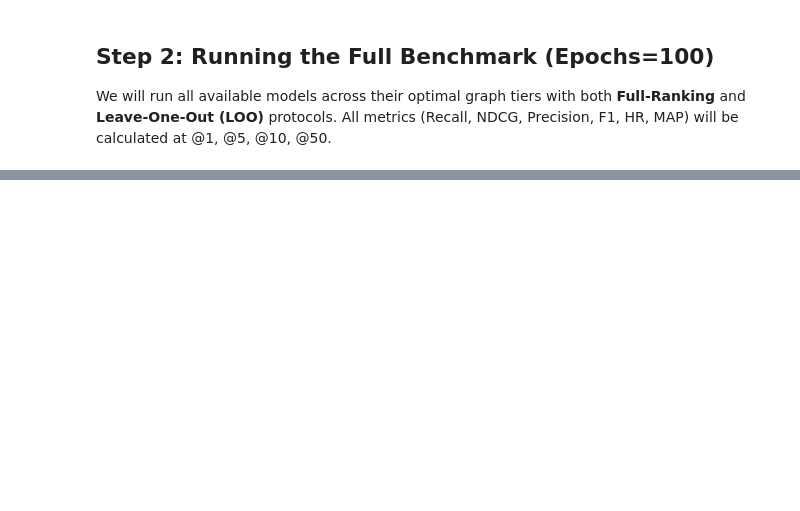
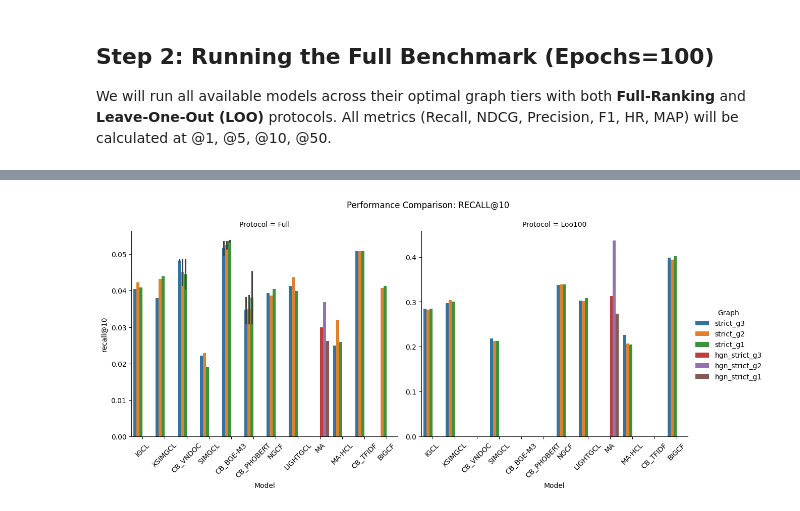
Before and after one commit to GadGadGad/VNNExpress-Recommender-System, a Jupyter notebook: notebooks/ds300-benchmark.ipynb, the cells around one changed output, grey strips where cells are left out. Drawn from its saved outputs; the diff is of its cells as text; code cells hidden in the pictures; blank space fills up the shorter version.

Commit message:
chore: update bench mark

```diff
--- a/notebooks/ds300-benchmark.ipynb
+++ b/notebooks/ds300-benchmark.ipynb
@@ -89,0 +317,85 @@ else:
+# %%
+import os
+import json
+import pandas as pd
+import matplotlib.pyplot as plt
+import seaborn as sns
+from pathlib import Path
+# 1. Aggregate JSON results
+results_dir = Path("/kaggle/working/project/results")
+results = []
+if results_dir.exists():
+    for json_file in results_dir.glob("*.json"):
+        with open(json_file, 'r') as f:
+            data = json.load(f)
+
+        # Parse filename to extract metadata (fallback if not in json)
+        # Format example: cb_tfidf_strict_g1.json -> Model=CB_TFIDF, Graph=strict_g1
+        filename = json_file.stem
+        parts = filename.split('_')
+
+        row = data.copy()
+
+        if 'encoder' in row: # Content-Based
+            row['Model'] = f"CB_{row['encoder'].upper()}"
+            row['Protocol'] = 'Full' # CB usually full eval
+            # Extract graph name from data_path if available, else filename
+            if 'data_path' in row:
+                row['Graph'] = Path(row['data_path']).name
+            else:
+                row['Graph'] = '_'.join(parts[2:])
+        else: # CF Models
+            # Try to populate missing fields from filename
+            if 'model' not in row: row['Model'] = parts[0].upper()
+            else: row['Model'] = row['model'].upper()
+
+            # Graph name
+            if 'data_path' in row: row['Graph'] = Path(row['data_path']).name
+            elif len(parts) >= 2: row['Graph'] = '_'.join(parts[1:-1])
+
+            # Protocol
+            if 'eval_protocol' in row: row['Protocol'] = row['eval_protocol'].title()
+            elif len(parts) >= 1: row['Protocol'] = parts[-1].title()
+        results.append(row)
+# 2. DataFrame & Visualization
+if results:
+    df = pd.DataFrame(results)
+
+    # Rename for consistency if needed
+    # df = df.rename(columns={'graph_name': 'Graph'})
+
+    print(f"✅ Loaded {len(df)} results. Columns: {df.columns.tolist()}")
+
+    # --- FIXED PLOTTING CODE ---
+    metrics_to_plot = ['recall@10', 'f1@10', 'ndcg@10']
+
+    for metric in metrics_to_plot:
+        if metric in df.columns:
+            try:
+                g = sns.catplot(
+                    data=df,
+                    x='Model',
+                    y=metric,
+                    hue='Graph',   # <--- Make sure this column exists
+                    col='Protocol',
+                    kind='bar',
+                    height=5,
+                    aspect=1.2,
+                    sharey=False
+                )
+                g.set_xticklabels(rotation=45)
+                g.fig.suptitle(f'Performance Comparison: {metric.upper()}', y=1.05)
+                plt.show()
+            except Exception as e:
+                print(f"Could not plot {metric}: {e}")
+
+    # Display Table
+    cols = ['Model', 'Graph', 'Protocol', 'recall@10', 'ndcg@10', 'f1@10', 'mrr']
+    available_cols = [c for c in cols if c in df.columns]
+
+    print("\nBenchmark Results Table:")
+    display(df[available_cols].sort_values(by=['Protocol', 'recall@10'], ascending=[True, False]))
+
+else:
+    print("❌ No results found. Run benchmark first.")
+# %% [output]
@@ -89,0 +403 @@ else:
+[figure, added]
```
Also changed, not shown: parts of 12 cells of this notebook, 13 other files.
